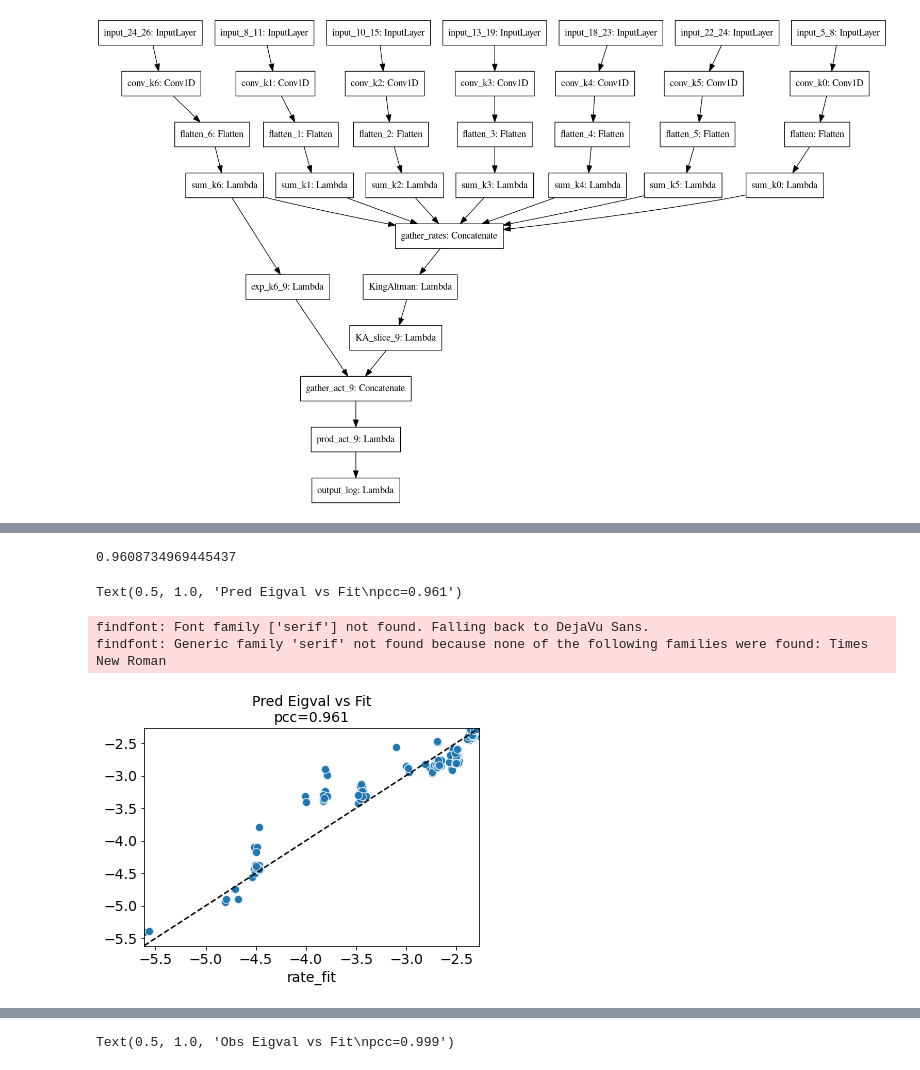
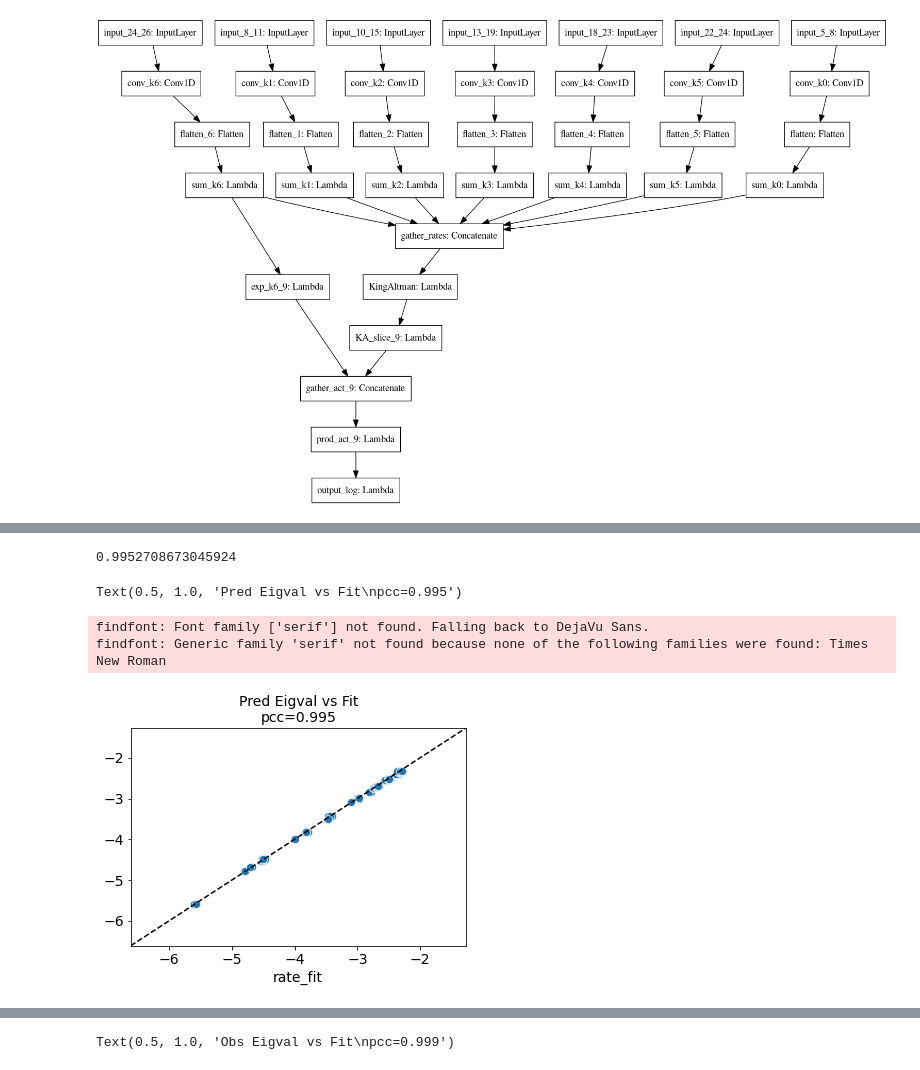
Before and after one commit to zj-zhang/Elektrum, a Jupyter notebook: notebooks/00-Sim_KINN_TrueArch.ipynb, the cells around one changed output, grey strips where cells are left out. Cells and saved outputs as stored; diff of their text form; code cells hidden in the pictures.

```diff
--- a/notebooks/00-Sim_KINN_TrueArch.ipynb
+++ b/notebooks/00-Sim_KINN_TrueArch.ipynb
@@ -80,5 +107,4 @@ hist = model.fit(x_train_b, y_train,
 # %%
-model.load_weights("bestmodel.h5")
 y_hat = model.predict(x_test_b).flatten()
 if logbase is None:
     test_reward = ss.pearsonr(y_hat, y_test)[0]
@@ -86,20 +112,20 @@ else:
     test_reward = ss.pearsonr(logbase**y_hat, logbase**y_test)[0]
 print(test_reward)
 # %% [output]
-0.9608734969445437
+0.9952708673045924
 # %%
 %matplotlib inline
 ax = sns.scatterplot(x=y_test, y=y_hat)
 vmin, vmax = min(y_hat.min(), y_test.min()), max(y_hat.max(), y_test.max()),
-ax.set_xlim(vmin-0.001, vmax+0.001)
-ax.set_ylim(vmin-0.001, vmax+0.001)
+ax.set_xlim(vmin-1, vmax+1)
+ax.set_ylim(vmin-1, vmax+1)
 ax.plot([0, 1], [0, 1], transform=ax.transAxes, ls='--', color='black')
 ax.set_title('Pred Eigval vs Fit\npcc=%.3f' % test_reward)
 # %% [output]
-Text(0.5, 1.0, 'Pred Eigval vs Fit\npcc=0.961')
+Text(0.5, 1.0, 'Pred Eigval vs Fit\npcc=0.995')
 findfont: Font family ['serif'] not found. Falling back to DejaVu Sans.
 findfont: Generic family 'serif' not found because none of the following families were found: Times New Roman
-[figure, old version]
+[figure, new version]
 # %%
 df = pd.read_table(data_fp)
 df.loc[(y_test - y_hat).abs().sort_values(ascending=False).index].head()
```
Also changed, not shown: parts of 12 cells of this notebook.
